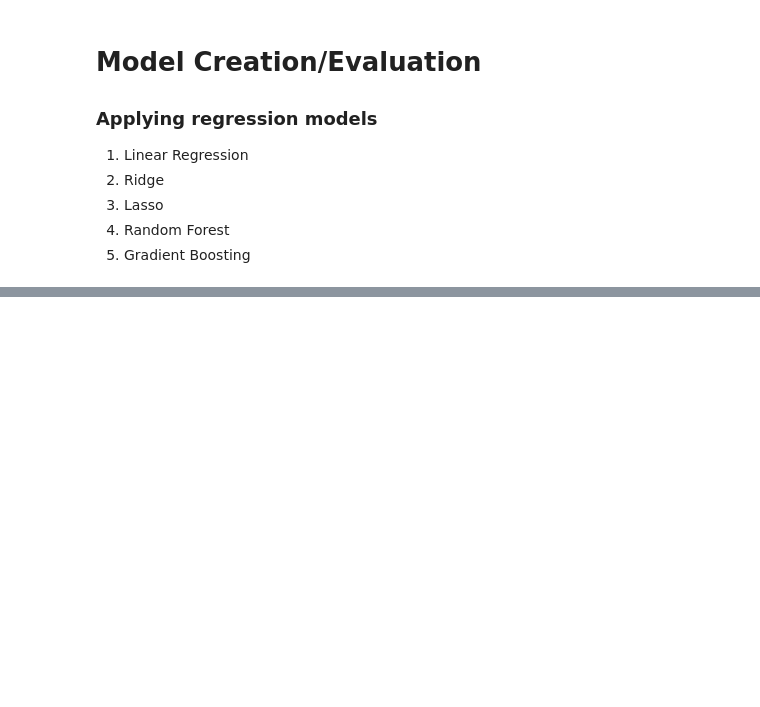
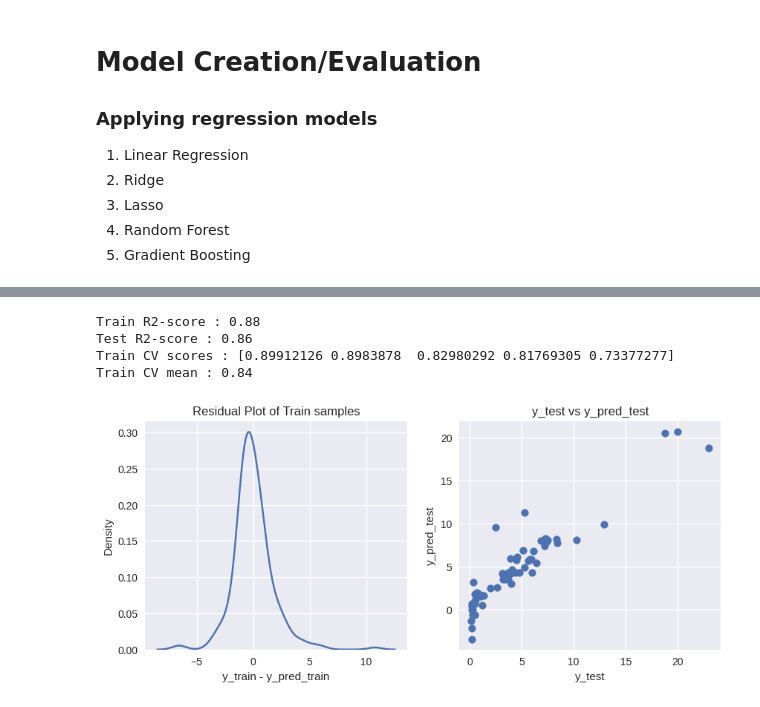
Before and after one commit to raakanaka/Learn-Machine-Learning, a Jupyter notebook: Car_Prediction_Kaggel.ipynb, the cells around one changed output, grey strips where cells are left out. Drawn from its saved outputs; the diff is of its cells as text; code cells hidden in the pictures; blank space fills up the shorter version.

```diff
--- a/Car_Prediction_Kaggel.ipynb
+++ b/Car_Prediction_Kaggel.ipynb
@@ -233,0 +293,16 @@ Study case, Belum tentu di Kaggel Kodenya benar semua. Perhatikan huruf, koma, d
+# %%
+from sklearn.linear_model import Ridge
+from sklearn.model_selection import RandomizedSearchCV
+
+rg = Ridge()
+alpha = np.logspace(-3,3,num=14)
+
+rg_rs = RandomizedSearchCV(estimator = rg, param_distributions = dict(alpha=alpha))
+
+car_pred_model(rg_rs,"ridge.pkl")
+# %% [output]
+Train R2-score : 0.88
+Test R2-score : 0.86
+Train CV scores : [0.89912126 0.8983878  0.82980292 0.81769305 0.73377277]
+Train CV mean : 0.84
+[figure, added]
```
Also changed, not shown: parts of 5 cells of this notebook.
